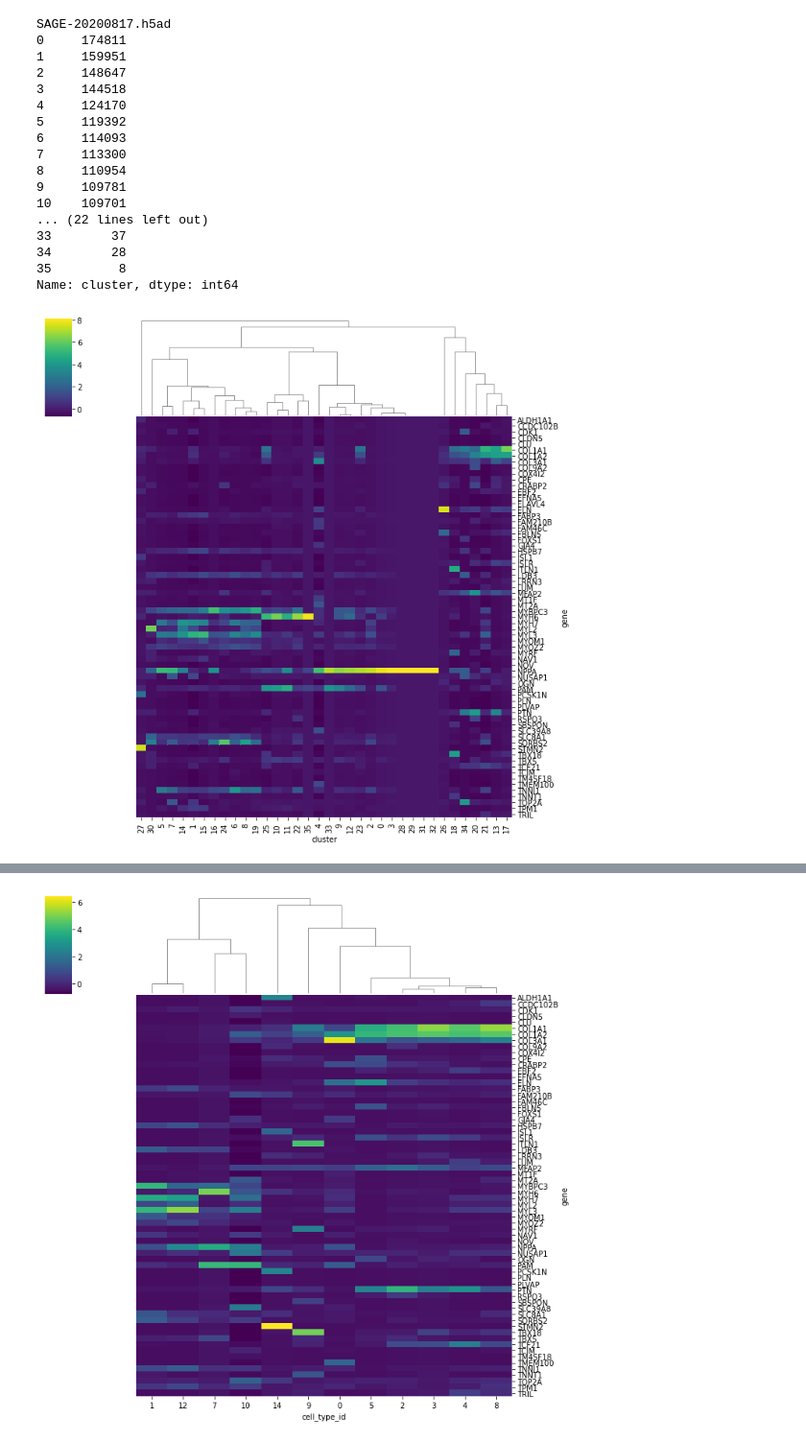
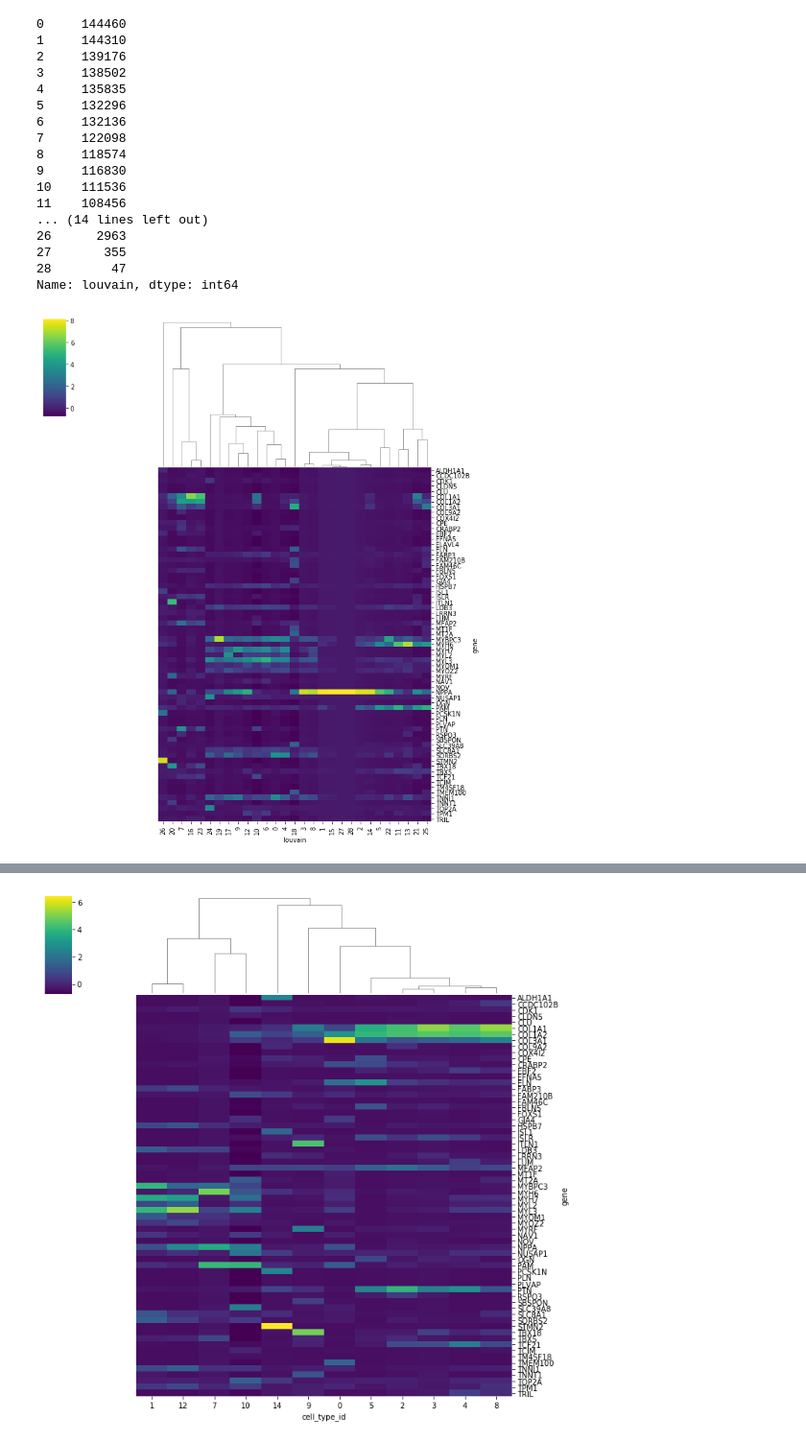
Before and after one commit to wahlby-lab/spage2vec, a Jupyter notebook: pytorch-geometric/hm.ipynb, the cells around one changed output, grey strips where cells are left out. Shown at 96% size. Drawn from its saved outputs; the diff is of its cells as text; code cells hidden in the pictures.

```diff
--- a/pytorch-geometric/hm.ipynb
+++ b/pytorch-geometric/hm.ipynb
@@ -49,30 +49,30 @@ df_heart
 # %%
 adata = sc.read(os.path.join(result_dir, adata_name))
-df_heart['cluster'] = adata.obs['louvain'].astype('int64')
-print(df_heart['cluster'].value_counts())
+df_heart['louvain'] = adata.obs['louvain'].astype('int64')
+print(df_heart['louvain'].value_counts())
 # %% [output]
-SAGE-20200817.h5ad
-0     174811
-1     159951
-2     148647
-3     144518
-4     124170
-5     119392
-6     114093
-7     113300
-8     110954
-9     109781
-10    109701
-... (22 lines left out)
-33        37
-34        28
-35         8
-Name: cluster, dtype: int64
+0     144460
+1     144310
+2     139176
+3     138502
+4     135835
+5     132296
+6     132136
+7     122098
+8     118574
+9     116830
+10    111536
+11    108456
+... (14 lines left out)
+26      2963
+27       355
+28        47
+Name: louvain, dtype: int64
 # %%
-table1 = pd.crosstab(df_heart['gene'], df_heart['cluster'])
+table1 = pd.crosstab(df_heart['gene'], df_heart['louvain'])
 table1 = pd.DataFrame(data=StandardScaler().fit_transform(table1.to_numpy()), index=table1.index, columns=table1.columns)
 g = sns.clustermap(
-    table1, method='average', metric='correlation', row_cluster=False,
+    table1, method='average', metric='correlation', figsize=(10, 12), row_cluster=False, dendrogram_ratio=0.3,
     cmap='viridis', xticklabels=True, yticklabels=True)
 # %% [output]
-[figure, old version]
+[figure, new version]
```
Also changed, not shown: parts of 14 cells of this notebook, 9 other files.
